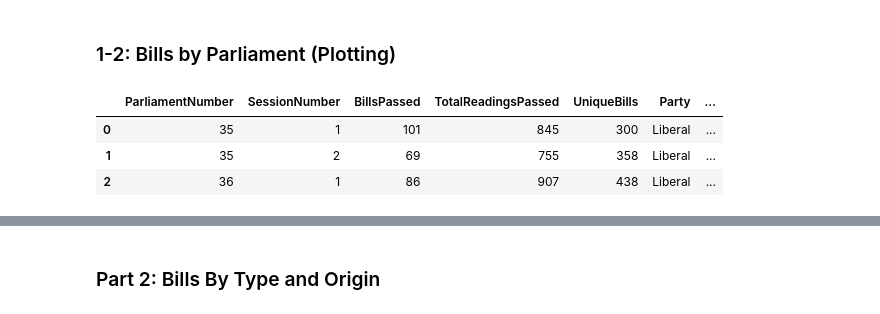
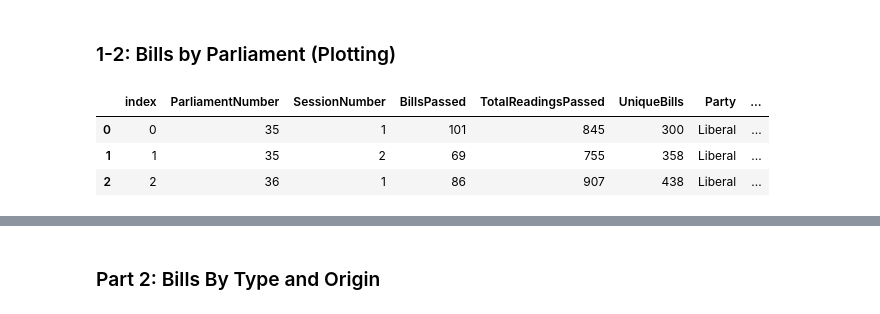
Before and after one commit to rileywheadon/canadian-legislation-visualisation, a Jupyter notebook: notebooks/04-visualisation.ipynb, the cells around one changed output, grey strips where cells are left out. Saved outputs shown, nothing was run; the diff lists cells and outputs as text; code cells hidden in the pictures.

```diff
--- a/notebooks/04-visualisation.ipynb
+++ b/notebooks/04-visualisation.ipynb
@@ -85,24 +84,25 @@ display(by_parl.head(3))
 # %%
 import warnings
 warnings.filterwarnings("ignore")
 
 # Removing sessions lasting less than 150 days due to the unstable nature of these parliaments
 
 parl_plot = by_parl.loc[by_parl['Duration'].dt.days > 150, :]
 
 # Create new column that aggregates party and minority status
 
 parl_plot['Party'] = parl_plot['Party'].apply(lambda x: x.split(' ', 1)[0])
 parl_plot['Minority'] = parl_plot['Minority'].apply(lambda x: 'Minority' if x == True else 'Majority')
 parl_plot['Government'] = parl_plot['Party'] + ' ' + parl_plot['Minority']
 
 # Create middle date column
 
-parl_plot['MidpointDate'] = parl_plot['StartDate'] + parl_plot['Duration'] / 2
+parl_plot['StartYear'] = pd.DatetimeIndex(parl_plot['StartDate']).year.astype(str)
+parl_plot = parl_plot.reset_index()
 
 display(parl_plot.head(3))
 # %% [output]
-|  | ParliamentNumber | SessionNumber | BillsPassed | TotalReadingsPassed | UniqueBills | Party | ... |
-| 0 | 35 | 1 | 101 | 845 | 300 | Liberal | ... |
-| 1 | 35 | 2 | 69 | 755 | 358 | Liberal | ... |
-| 2 | 36 | 1 | 86 | 907 | 438 | Liberal | ... |
+|  | index | ParliamentNumber | SessionNumber | BillsPassed | TotalReadingsPassed | UniqueBills | Party | ... |
+| 0 | 0 | 35 | 1 | 101 | 845 | 300 | Liberal | ... |
+| 1 | 1 | 35 | 2 | 69 | 755 | 358 | Liberal | ... |
+| 2 | 2 | 36 | 1 | 86 | 907 | 438 | Liberal | ... |
```
Also changed, not shown: parts of 5 cells of this notebook, 4 other files.
